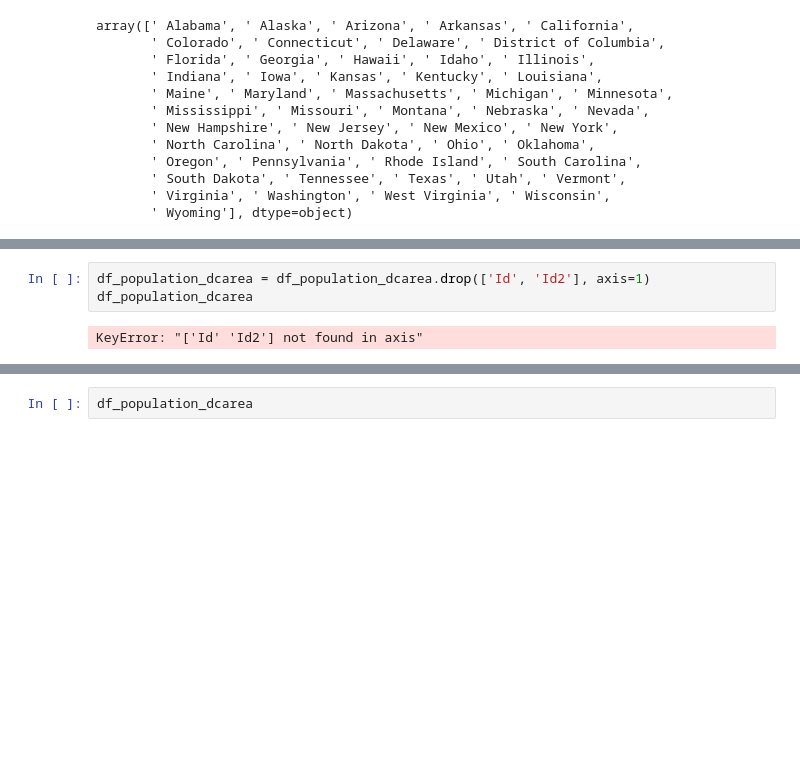
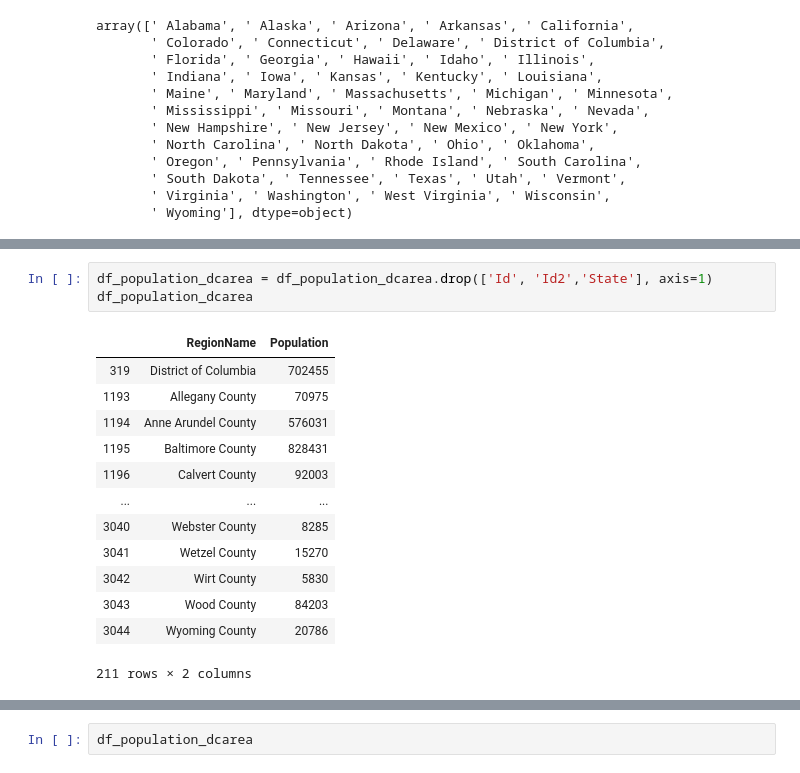
Before and after one commit to muoyo/dc-metro-housing, a Jupyter notebook: dchousing.ipynb, the cells around one changed output, grey strips where cells are left out. Cells and saved outputs as stored; diff of their text form; blank space fills up the shorter version.

Commit message:
population data merged

```diff
--- a/dchousing.ipynb
+++ b/dchousing.ipynb
@@ -411,7 +406,19 @@ See the caveats in the documentation: http://pandas.pydata.org/pandas-docs/stabl
 # %%
-df_population_dcarea = df_population_dcarea.drop(['Id', 'Id2'], axis=1)
+df_population_dcarea = df_population_dcarea.drop(['Id', 'Id2','State'], axis=1)
 df_population_dcarea
 # %% [output]
+|  | RegionName | Population |
+| 319 | District of Columbia | 702455 |
+| 1193 | Allegany County | 70975 |
+| 1194 | Anne Arundel County | 576031 |
+| 1195 | Baltimore County | 828431 |
+| 1196 | Calvert County | 92003 |
+| ... | ... | ... |
+| 3040 | Webster County | 8285 |
+| 3041 | Wetzel County | 15270 |
+| 3042 | Wirt County | 5830 |
+| 3043 | Wood County | 84203 |
+| 3044 | Wyoming County | 20786 |
-KeyError: "['Id' 'Id2'] not found in axis"
+211 rows × 2 columns
 # %%
 df_population_dcarea
```
Also changed, not shown: parts of 5 cells of this notebook.
